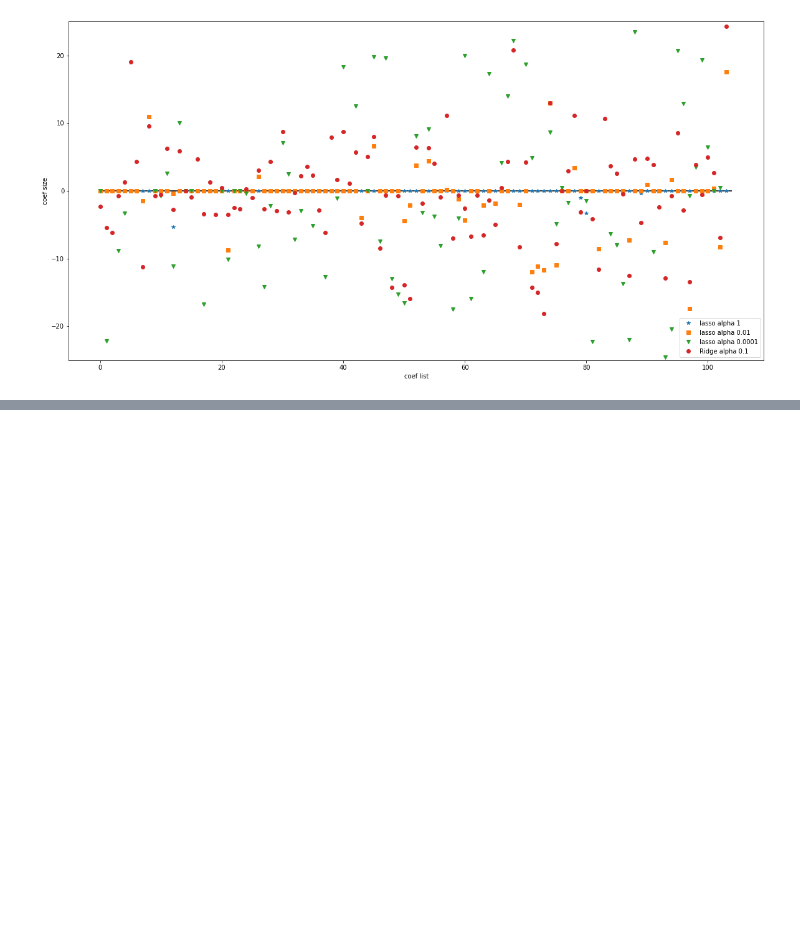
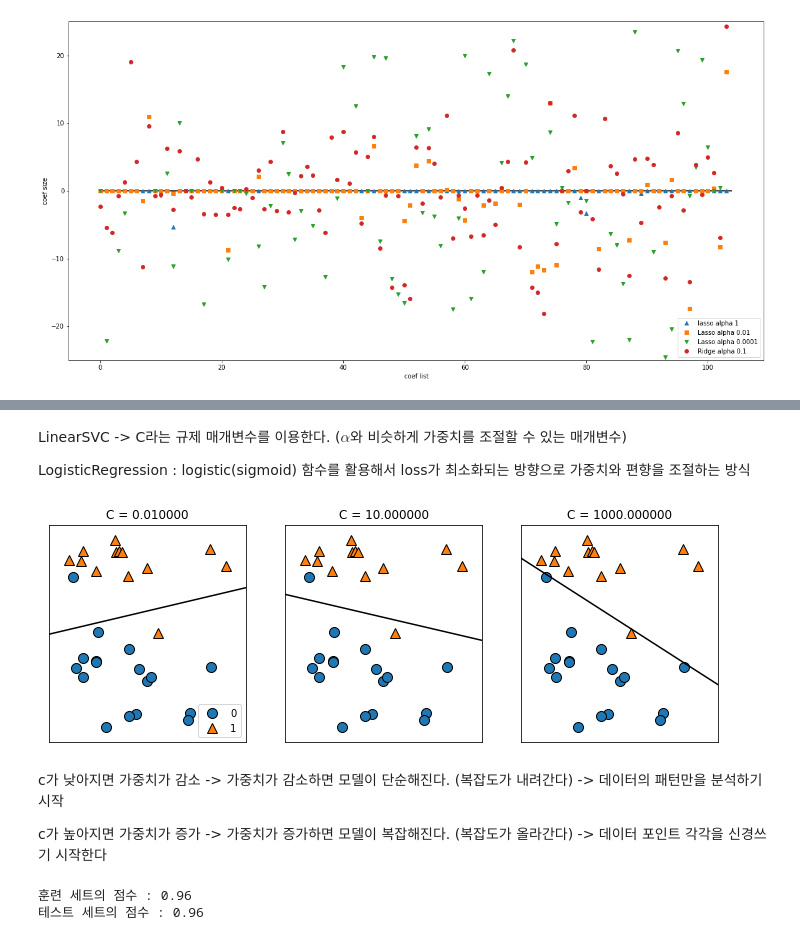
Before and after one commit to wjh818/Data_hwj, a Jupyter notebook: Machine_Learning/2_선형_모델.ipynb, the cells around one changed output, grey strips where cells are left out. Cells and saved outputs as stored; diff of their text form; code cells hidden in the pictures; blank space fills up the shorter version.

```diff
--- a/Machine_Learning/2_선형_모델.ipynb
+++ b/Machine_Learning/2_선형_모델.ipynb
@@ -220,0 +247,17 @@ $$
+# %% [markdown]
+LinearSVC -> C라는 규제 매개변수를 이용한다. ($\alpha$와 비슷하게 가중치를 조절할 수 있는 매개변수)
+
+LogisticRegression : logistic(sigmoid) 함수를 활용해서 loss가 최소화되는 방향으로 가중치와 편향을 조절하는 방식
+# %%
+# svc 분류 그래프 확인하기
+# 규제 매개변수 c를 활용한다. -> alpha의 반대 개념
+#   c가 증가하면 규제가 감소하면서 가중치가 증가한다.
+#   c가 감소하면 규제가 증가하면서 가중치가 감소한다.
+
+mglearn.plots.plot_linear_svc_regularization()
+# %% [output]
+[figure, added]
+# %% [markdown]
+c가 낮아지면 가중치가 감소 -> 가중치가 감소하면 모델이 단순해진다. (복잡도가 내려간다) -> 데이터의 패턴만을 분석하기 시작
+
+c가 높아지면 가중치가 증가 -> 가중치가 증가하면 모델이 복잡해진다. (복잡도가 올라간다) -> 데이터 포인트 각각을 신경쓰기 시작한다
@@ -220,0 +272,16 @@ $$
+# %%
+from sklearn.model_selection import train_test_split
+from sklearn.datasets import load_breast_cancer
+cancer = load_breast_cancer()
+
+X_train, X_test, y_train, y_test = train_test_split( cancer.data,
+                                                     cancer.target,
+                                                     stratify=cancer.target,
+                                                     random_state=42)
+
+logreg = LogisticRegression(max_iter=10000).fit(X_train, y_train)
+
+print_score(logreg, X=(X_train, X_test), y=(y_train, y_test))
+# %% [output]
+훈련 세트의 점수 : 0.96
+테스트 세트의 점수 : 0.96
```
Also changed, not shown: parts of 10 cells of this notebook.
